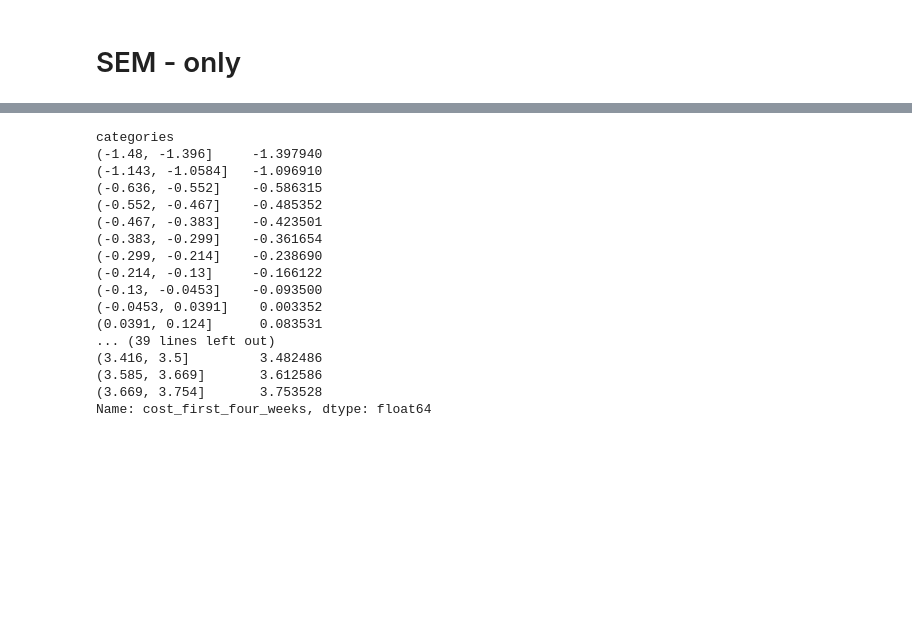
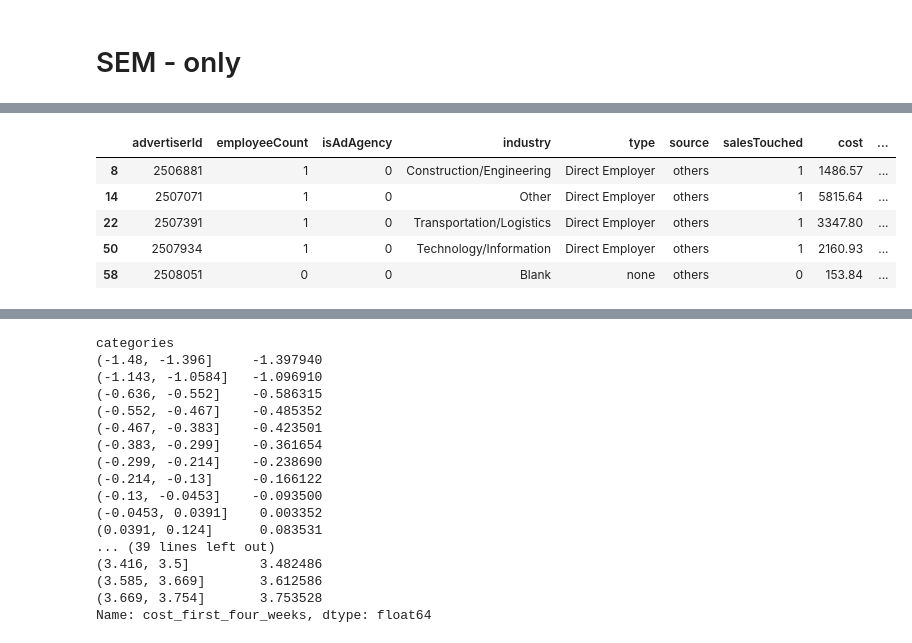
Before and after one commit to gmsardane/employer-ltv, a Jupyter notebook: ltv-calculation.ipynb, the cells around one changed output, grey strips where cells are left out. Drawn from its saved outputs; the diff is of its cells as text; code cells hidden in the pictures; blank space fills up the shorter version.

```diff
--- a/ltv-calculation.ipynb
+++ b/ltv-calculation.ipynb
@@ -671,0 +635,9 @@ array([-0.69801856, -0.52918036, -0.27592307, -0.23371352, -0.19150397,
+# %%
+test_data.head()
+# %% [output]
+|  | advertiserId | employeeCount | isAdAgency | industry | type | source | salesTouched | cost | ... |
+| 8 | 2506881 | 1 | 0 | Construction/Engineering | Direct Employer | others | 1 | 1486.57 | ... |
+| 14 | 2507071 | 1 | 0 | Other | Direct Employer | others | 1 | 5815.64 | ... |
+| 22 | 2507391 | 1 | 0 | Transportation/Logistics | Direct Employer | others | 1 | 3347.80 | ... |
+| 50 | 2507934 | 1 | 0 | Technology/Information | Direct Employer | others | 1 | 2160.93 | ... |
+| 58 | 2508051 | 0 | 0 | Blank | none | others | 0 | 153.84 | ... |
```
Also changed, not shown: parts of 7 cells of this notebook.
